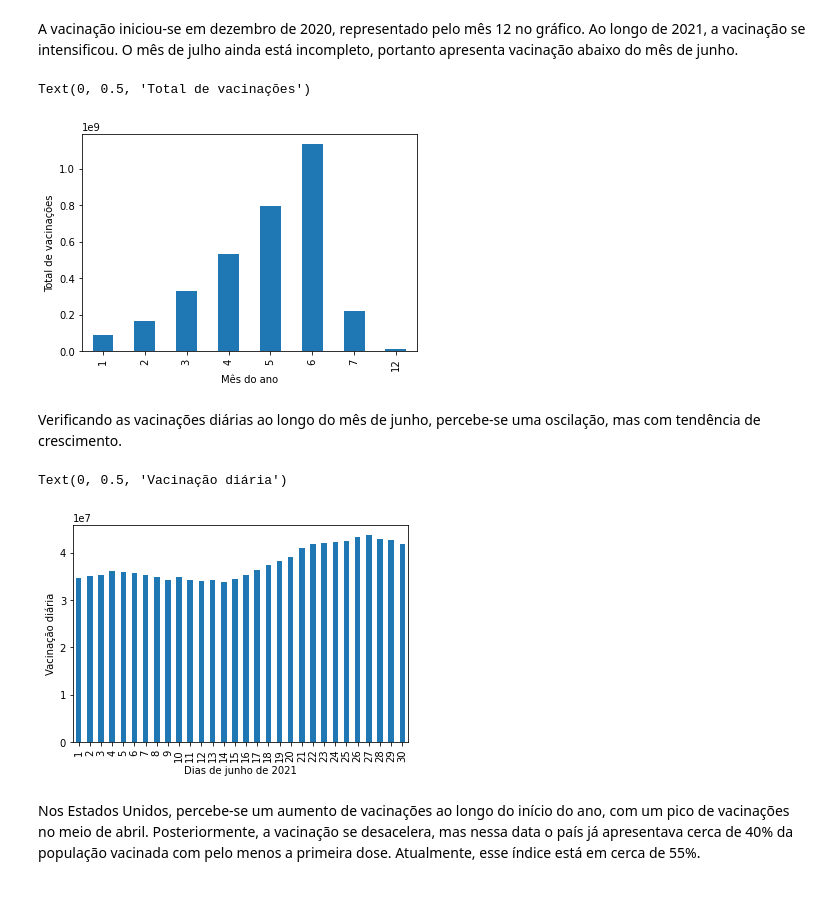
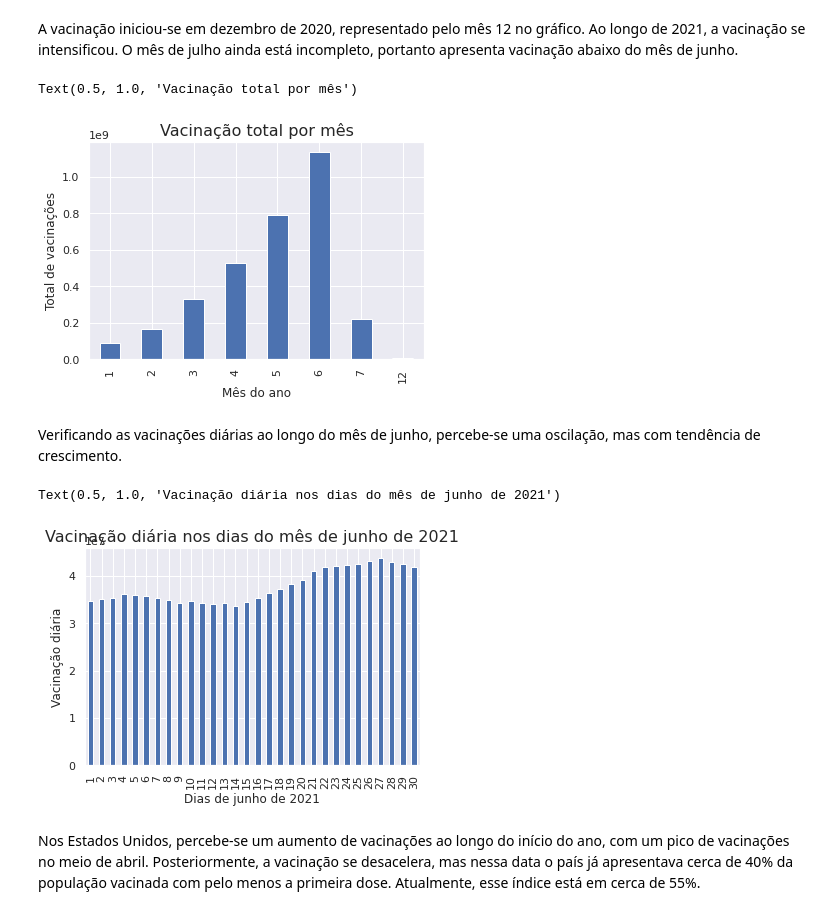
Before and after one commit to michel-klein/DIO_Pandas, a Jupyter notebook: DIO_pandas.ipynb, the cells around one changed output. Drawn from its saved outputs; the diff is of its cells as text; code cells hidden in the pictures.

Commit message:
Notebook figures update
Update in the figures of the notebook

```diff
--- a/DIO_pandas.ipynb
+++ b/DIO_pandas.ipynb
@@ -168,24 +169,27 @@ Nesta seção, será realizada uma análise mais aprofundada, assim como serão
 A vacinação iniciou-se em dezembro de 2020, representado pelo mês 12 no gráfico. Ao longo de 2021, a vacinação se intensificou. O mês de julho ainda está incompleto, portanto apresenta vacinação abaixo do mês de junho.
 # %%
 #Vacinação por mês
+sns.set()
 vacinas_mensal = vacinas_pais.groupby(vacinas_pais['date'].dt.month)['daily_vaccinations'].sum()
 vacinas_mensal.plot.bar()
 plt.xlabel('Mês do ano')
 plt.ylabel('Total de vacinações')
+plt.title('Vacinação total por mês', fontdict = {'fontsize': 16})
 # %% [output]
-Text(0, 0.5, 'Total de vacinações')
+Text(0.5, 1.0, 'Vacinação total por mês')
-[figure, old version]
+[figure, new version]
 # %% [markdown]
 Verificando as vacinações diárias ao longo do mês de junho, percebe-se uma oscilação, mas com tendência de crescimento.
 # %%
 #Evolução por dia em junho
 vacinas_junho = vacinas_pais[vacinas_pais['date'].dt.month == 6]
 vacinas_junho_total = vacinas_junho.groupby(vacinas_junho['date'].dt.day)['daily_vaccinations'].sum()
 vacinas_junho_total.plot.bar()
 plt.xlabel('Dias de junho de 2021')
 plt.ylabel('Vacinação diária')
+plt.title('Vacinação diária nos dias do mês de junho de 2021', fontdict = {'fontsize': 16})
 # %% [output]
-Text(0, 0.5, 'Vacinação diária')
+Text(0.5, 1.0, 'Vacinação diária nos dias do mês de junho de 2021')
-[figure, old version]
+[figure, new version]
 # %% [markdown]
 Nos Estados Unidos, percebe-se um aumento de vacinações ao longo do início do ano, com um pico de vacinações no meio de abril. Posteriormente, a vacinação se desacelera, mas nessa data o país já apresentava cerca de 40% da população vacinada com pelo menos a primeira dose. Atualmente, esse índice está em cerca de 55%.
```
Also changed, not shown: parts of 25 cells of this notebook.
